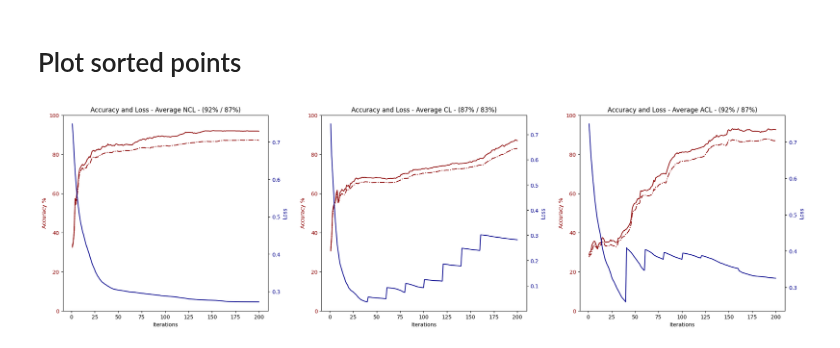
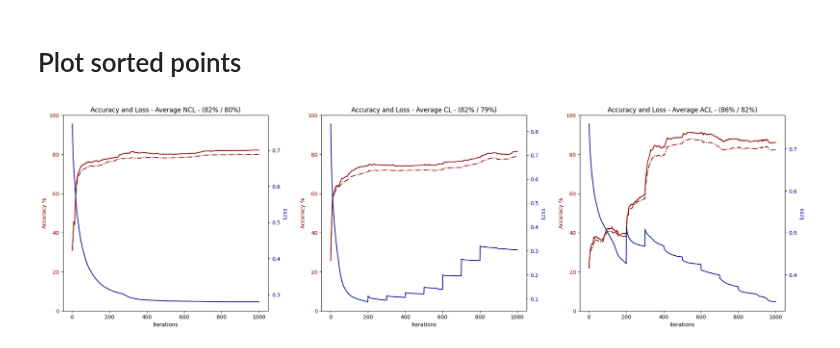
Before and after one commit to erikrecio/qurriculum_learning, a Jupyter notebook: main_penny5-jaxopt.ipynb, the cells around one changed output. Drawn from its saved outputs; the diff is of its cells as text; code cells hidden in the pictures.

```diff
--- a/main_penny5-jaxopt.ipynb
+++ b/main_penny5-jaxopt.ipynb
@@ -1096,9 +1091,9 @@ def plots_sorted_points(nqubits, num_iters, num_runs, time_now, file_name, only_
 # plots_sorted_points(nqubits, num_iters, num_runs, time_now, file_name, only_train)
 # %%
 nqubits = 8
-num_iters = 200
+num_iters = 1000
 num_runs = 10
-time_now = "2024-01-30 16-34-15"
+time_now = "2024-01-30 22-55-44"
 
 file_names = ["NCL","CL","ACL"]
 
@@ -1131,31 +1126,31 @@ for file_name in file_names:
         losses = sum(all_runs_losses)/num_runs
         acc_train = sum(all_runs_acc_train)/num_runs
         acc_val = sum(all_runs_acc_val)/num_runs
 
         iterations = range(1, num_iters+1)
 
         color1 = 'darkred'
         axis[i].set_xlabel('Iterations')
         axis[i].set_ylabel('Accuracy %', color=color1)
         axis[i].plot(iterations, acc_train, label="Training", color=color1)
         axis[i].plot(iterations, acc_val, '-.', label="Validation", color=color1)
         axis[i].tick_params(axis='y', labelcolor=color1)
         axis[i].set_ylim(0,100)
 
         ax2 = axis[i].twinx()  # instantiate a second axes that shares the same x-axis
 
         color2 = 'darkblue'
         ax2.set_ylabel('Loss', color=color2)  # we already handled the x-label with axis[0]
         ax2.plot(iterations, losses, label="Loss", color=color2)
         ax2.tick_params(axis='y', labelcolor=color2)
         # ax2.set_ylim(bottom=0)
 
         # fig.tight_layout()  # otherwise the right y-label is slightly clipped
         # plt.legend()
         axis[i].set_title(f"Accuracy and Loss - Average {file_name} - ({round(acc_train[num_iters-1])}% / {round(acc_val[num_iters-1])}%)")
 
         i += 1
 
 plt.show()
 # %% [output]
-[figure, old version]
+[figure, new version]
```
Also changed, not shown: parts of 5 cells of this notebook, 11 other files.
